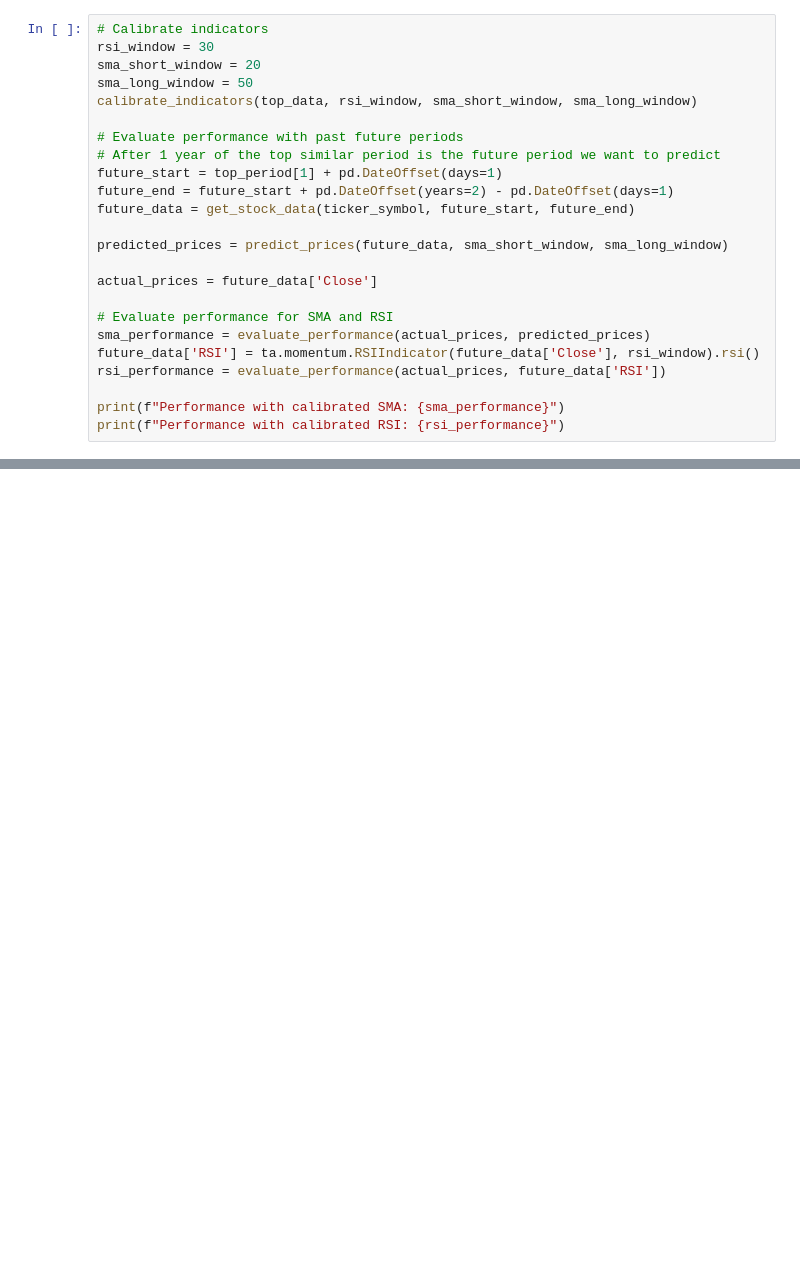
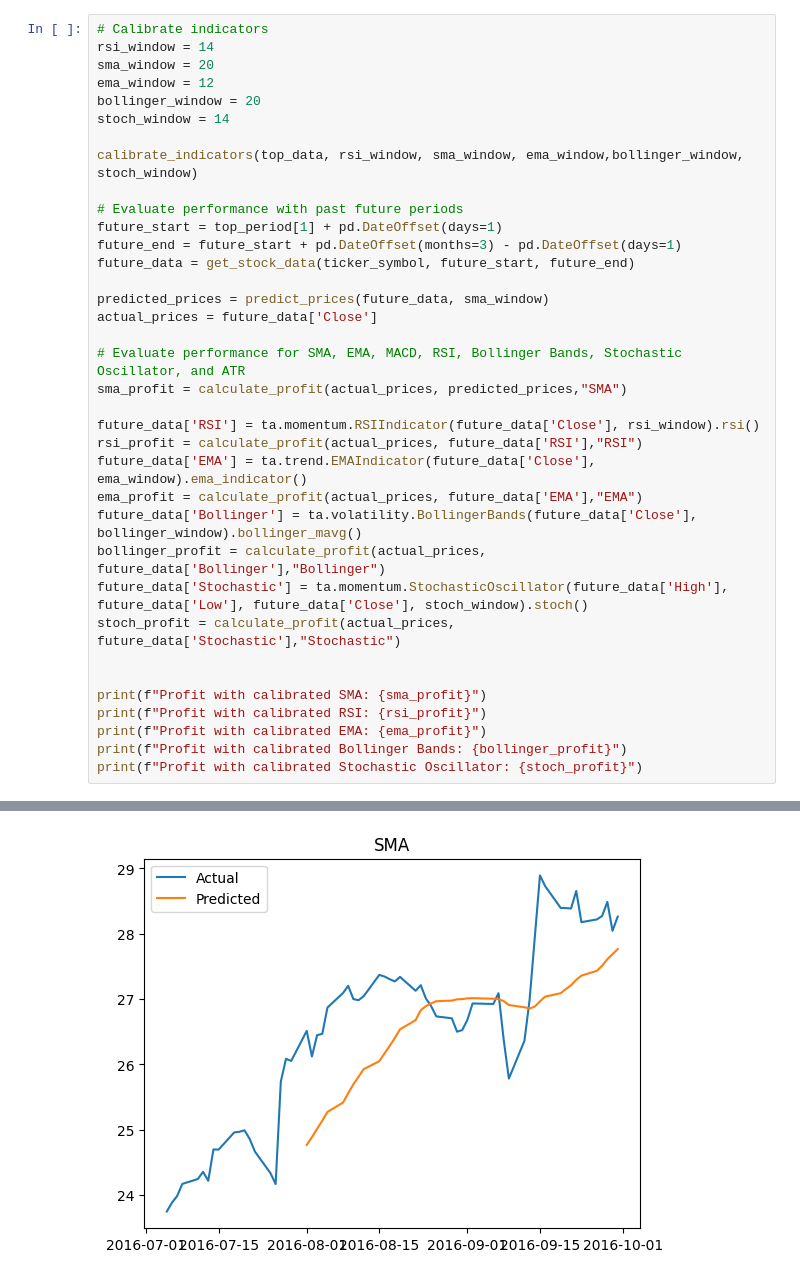
Before and after one commit to EddyChan1129/fyptest, a Jupyter notebook: test.ipynb, the cells around one changed output, grey strips where cells are left out. Cells and saved outputs as stored; diff of their text form; blank space fills up the shorter version.

Commit message:
add more indictor, Print the profit or loss value

```diff
--- a/test.ipynb
+++ b/test.ipynb
@@ -153,26 +155,39 @@ top_data
 # %%
 # Calibrate indicators
-rsi_window = 30
-sma_short_window = 20
-sma_long_window = 50
-calibrate_indicators(top_data, rsi_window, sma_short_window, sma_long_window)
+rsi_window = 14
+sma_window = 20
+ema_window = 12
+bollinger_window = 20
+stoch_window = 14
+
+calibrate_indicators(top_data, rsi_window, sma_window, ema_window,bollinger_window, stoch_window)
 
 # Evaluate performance with past future periods
-# After 1 year of the top similar period is the future period we want to predict
 future_start = top_period[1] + pd.DateOffset(days=1)
-future_end = future_start + pd.DateOffset(years=2) - pd.DateOffset(days=1)
+future_end = future_start + pd.DateOffset(months=3) - pd.DateOffset(days=1)
 future_data = get_stock_data(ticker_symbol, future_start, future_end)
 
-predicted_prices = predict_prices(future_data, sma_short_window, sma_long_window)
-
+predicted_prices = predict_prices(future_data, sma_window)
 actual_prices = future_data['Close']
 
-# Evaluate performance for SMA and RSI
-sma_performance = evaluate_performance(actual_prices, predicted_prices)
+# Evaluate performance for SMA, EMA, MACD, RSI, Bollinger Bands, Stochastic Oscillator, and ATR
+sma_profit = calculate_profit(actual_prices, predicted_prices,"SMA")
+
 future_data['RSI'] = ta.momentum.RSIIndicator(future_data['Close'], rsi_window).rsi()
-rsi_performance = evaluate_performance(actual_prices, future_data['RSI'])
+rsi_profit = calculate_profit(actual_prices, future_data['RSI'],"RSI")
+future_data['EMA'] = ta.trend.EMAIndicator(future_data['Close'], ema_window).ema_indicator()
+ema_profit = calculate_profit(actual_prices, future_data['EMA'],"EMA")
+future_data['Bollinger'] = ta.volatility.BollingerBands(future_data['Close'], bollinger_window).bollinger_mavg()
+bollinger_profit = calculate_profit(actual_prices, future_data['Bollinger'],"Bollinger")
+future_data['Stochastic'] = ta.momentum.StochasticOscillator(future_data['High'], future_data['Low'], future_data['Close'], stoch_window).stoch()
+stoch_profit = calculate_profit(actual_prices, future_data['Stochastic'],"Stochastic")
 
-print(f"Performance with calibrated SMA: {sma_performance}")
-print(f"Performance with calibrated RSI: {rsi_performance}")
+
+print(f"Profit with calibrated SMA: {sma_profit}")
+print(f"Profit with calibrated RSI: {rsi_profit}")
+print(f"Profit with calibrated EMA: {ema_profit}")
+print(f"Profit with calibrated Bollinger Bands: {bollinger_profit}")
+print(f"Profit with calibrated Stochastic Oscillator: {stoch_profit}")
 # %% [output]
 [*********************100%%**********************]  1 of 1 completed
+[figure, added]
```
Also changed, not shown: parts of 4 cells of this notebook, 1 other file.
